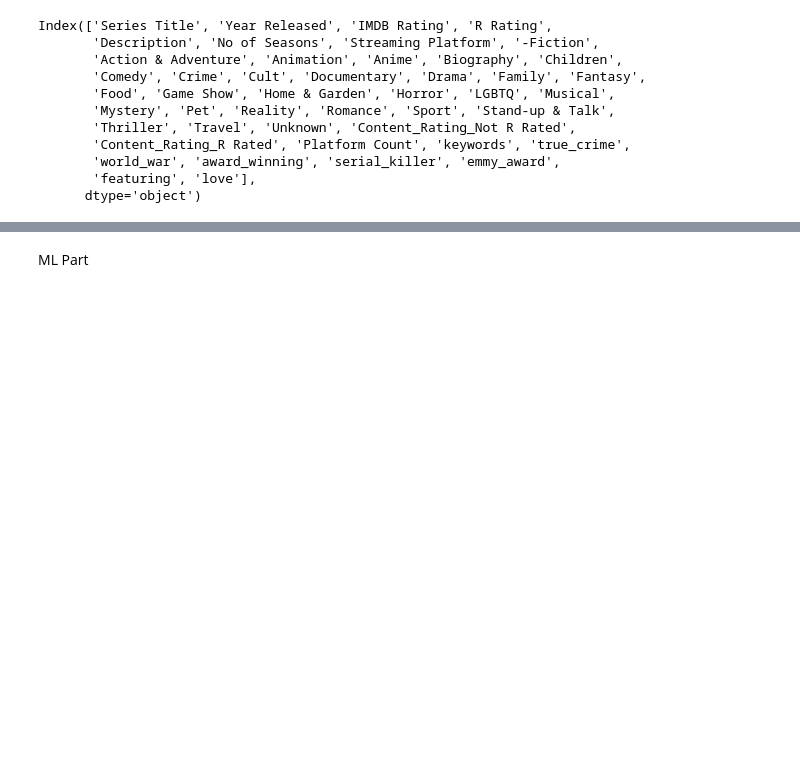
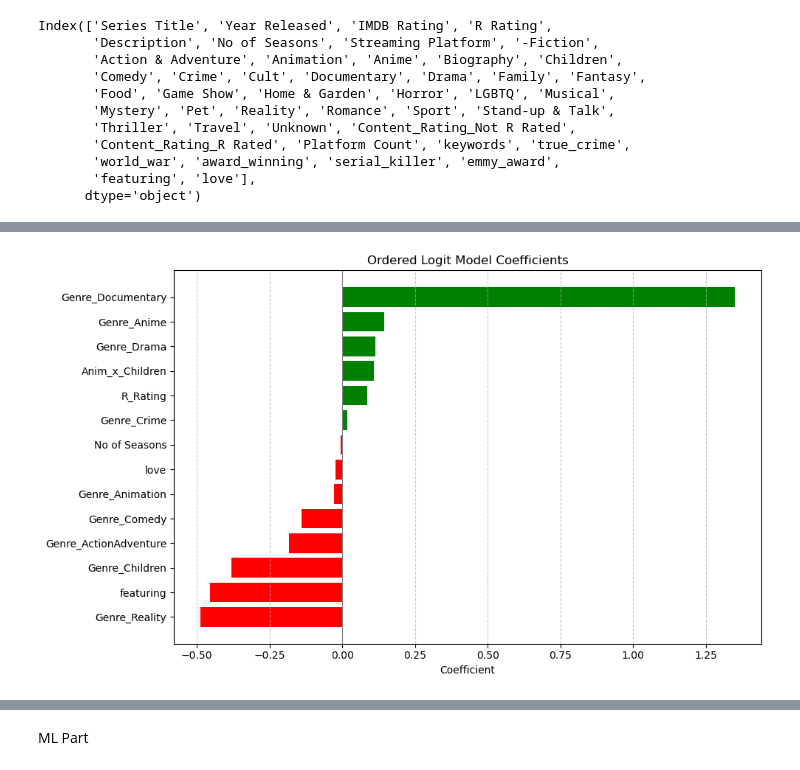
Before and after one commit to ayeti82/Reproducible-Research-Project, a Jupyter notebook: scripts/Updated Script - Python.ipynb, the cells around one changed output, grey strips where cells are left out. Cells and saved outputs as stored; diff of their text form; code cells hidden in the pictures; blank space fills up the shorter version.

```diff
--- a/scripts/Updated Script - Python.ipynb
+++ b/scripts/Updated Script - Python.ipynb
@@ -536,6 +536,41 @@ Time:                        00:16:56
 8/9                       1.1602      0.017     66.773      0.000       1.126       1.194
 9/10                      1.5225      0.097     15.654      0.000       1.332       1.713
 =========================================================================================
+# %%
+#Plot of coefficients
+data1 = {
+    'Variable': [
+        'R_Rating', 'No of Seasons', 'Genre_ActionAdventure', 'Genre_Animation',
+        'Genre_Children', 'Genre_Crime', 'Genre_Drama', 'Genre_Reality',
+        'Genre_Anime', 'Genre_Comedy', 'Genre_Documentary', 'featuring',
+        'love', 'Anim_x_Children'
+    ],
+    'Coefficient': [
+        0.0864, -0.0058, -0.1840, -0.0290, -0.3809, 0.0170, 0.1128, -0.4869,
+        0.1446, -0.1411, 1.3491, -0.4537, -0.0229, 0.1079
+    ]
+}
+
+# Create DataFrame
+df = pd.DataFrame(data1)
+
+# Sort by coefficient value
+df_sorted = df.sort_values(by='Coefficient')
+
+# Assign colors: green for positive, red for negative
+colors = ['green' if coef > 0 else 'red' for coef in df_sorted['Coefficient']]
+
+# Plot
+plt.figure(figsize=(10, 6))
+plt.barh(df_sorted['Variable'], df_sorted['Coefficient'], color=colors)
+plt.axvline(x=0, color='gray', linewidth=0.8)
+plt.xlabel('Coefficient')
+plt.title('Ordered Logit Model Coefficients')
+plt.grid(True, axis='x', linestyle='--', alpha=0.7)
+plt.tight_layout()
+plt.show()
+# %% [output]
+[figure, added]
 # %%
 # Equivalent of Linear Hypothesis in R
 
```
Also changed, not shown: parts of 13 cells of this notebook, 5 other files.
